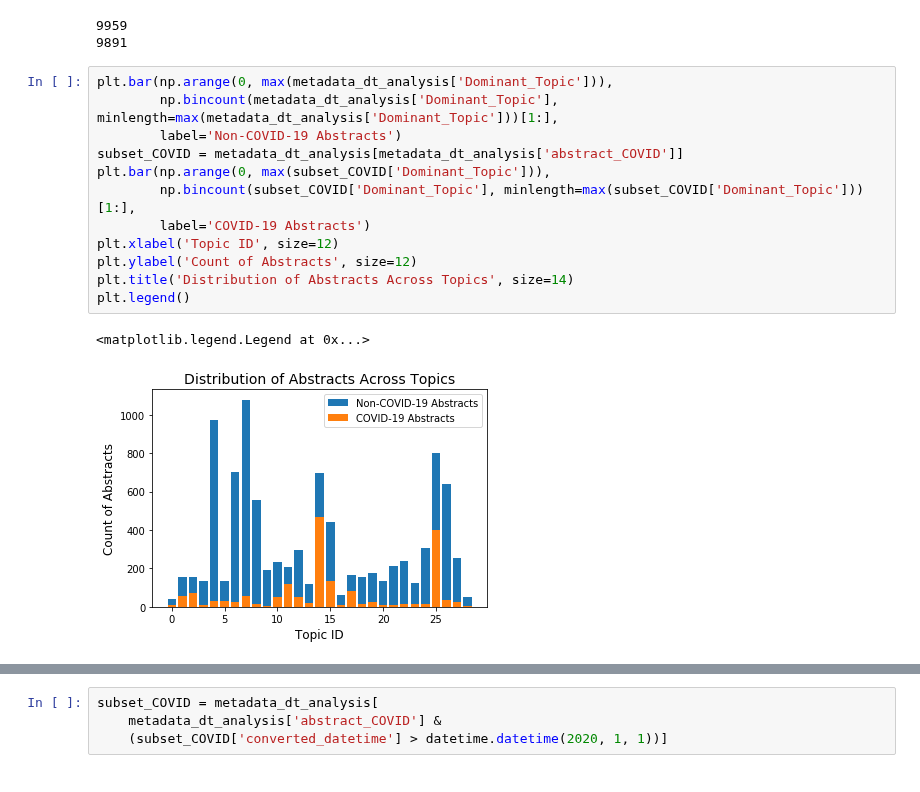
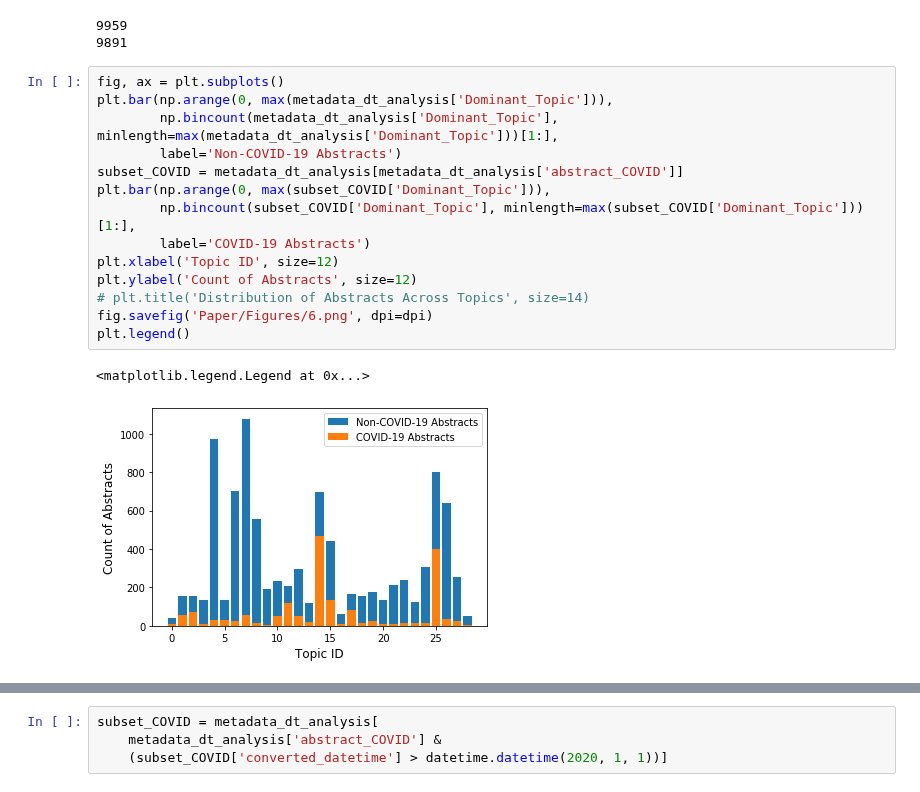
Before and after one commit to COVID19-DVRN/8-AI-Mapping-of-Relevant-Coronavirus-Literature, a Jupyter notebook: analysis/cord_19_lda_subset.ipynb, the cells around one changed output, grey strips where cells are left out. Drawn from its saved outputs; the diff is of its cells as text.

Commit message:
LDA graphic adjustments and fig saving

```diff
--- a/analysis/cord_19_lda_subset.ipynb
+++ b/analysis/cord_19_lda_subset.ipynb
@@ -332,20 +332,22 @@ print(len(metadata_dt_analysis))
 9959
 9891
 # %%
+fig, ax = plt.subplots()
 plt.bar(np.arange(0, max(metadata_dt_analysis['Dominant_Topic'])),
         np.bincount(metadata_dt_analysis['Dominant_Topic'], minlength=max(metadata_dt_analysis['Dominant_Topic']))[1:],
         label='Non-COVID-19 Abstracts')
 subset_COVID = metadata_dt_analysis[metadata_dt_analysis['abstract_COVID']]
 plt.bar(np.arange(0, max(subset_COVID['Dominant_Topic'])),
         np.bincount(subset_COVID['Dominant_Topic'], minlength=max(subset_COVID['Dominant_Topic']))[1:],
         label='COVID-19 Abstracts')
 plt.xlabel('Topic ID', size=12)
 plt.ylabel('Count of Abstracts', size=12)
-plt.title('Distribution of Abstracts Across Topics', size=14)
+# plt.title('Distribution of Abstracts Across Topics', size=14)
+fig.savefig('Paper/Figures/6.png', dpi=dpi)
 plt.legend()
 # %% [output]
 <matplotlib.legend.Legend at 0x...>
-[figure, old version]
+[figure, new version]
 # %%
 abstract_cnts = np.bincount(metadata_dt_analysis['Dominant_Topic'],
                     minlength=max(metadata_dt_analysis['Dominant_Topic']))[1:]
```
Also changed, not shown: parts of 3 cells of this notebook.
